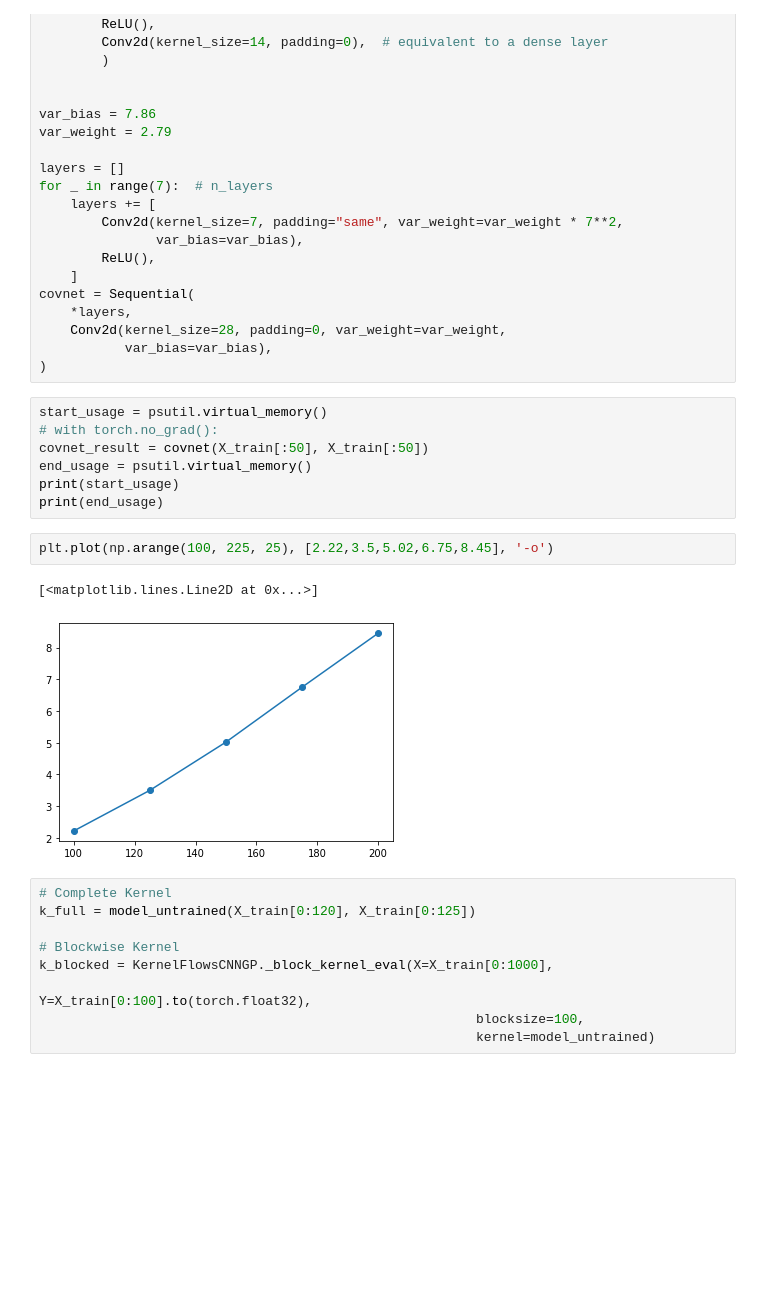
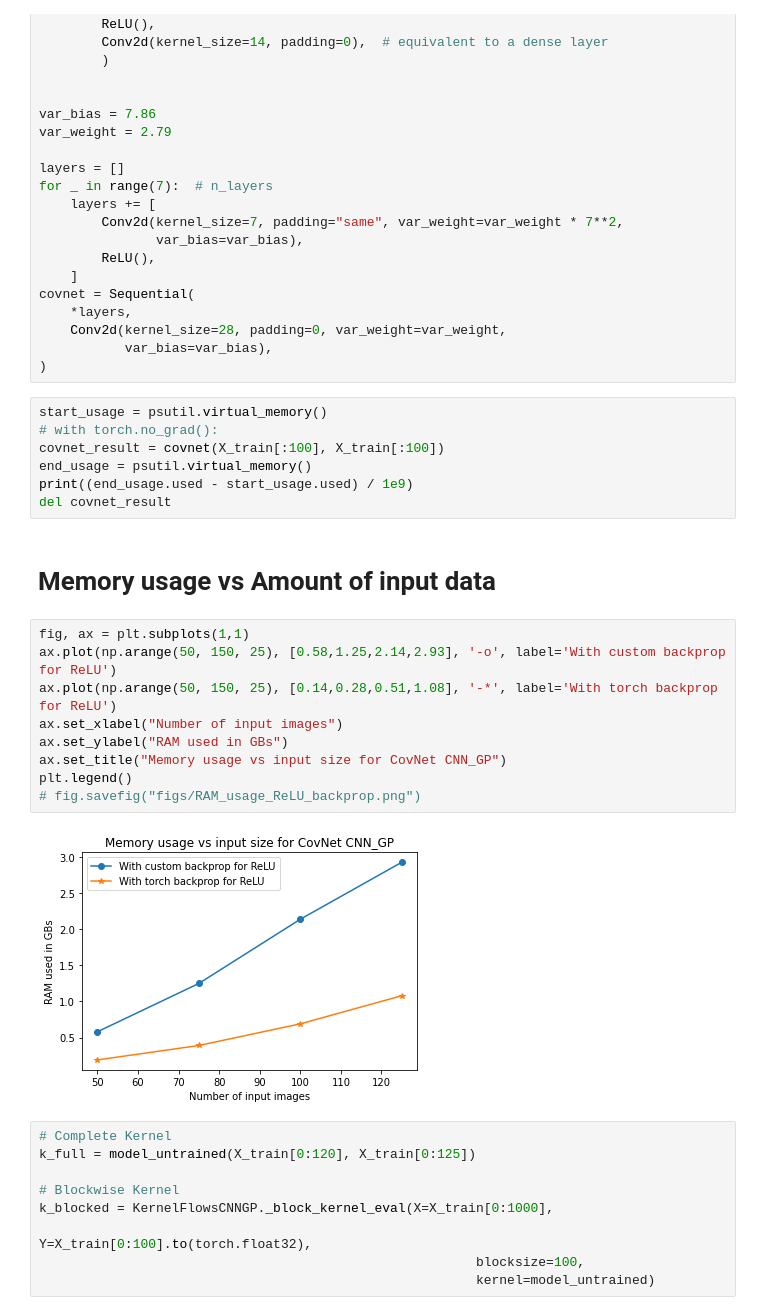
Before and after one commit to waleedbinkhalid74/cnn-gp, a Jupyter notebook: CNN_GP_Memory.ipynb, the cells around one changed output. Saved outputs shown, nothing was run; the diff lists cells and outputs as text; blank space fills up the shorter version.

```diff
--- a/CNN_GP_Memory.ipynb
+++ b/CNN_GP_Memory.ipynb
@@ -84,15 +84,23 @@ covnet = Sequential(
 # %%
 start_usage = psutil.virtual_memory()
 # with torch.no_grad():
-covnet_result = covnet(X_train[:50], X_train[:50])
+covnet_result = covnet(X_train[:100], X_train[:100])
 end_usage = psutil.virtual_memory()
-print(start_usage)
-print(end_usage)
+print((end_usage.used - start_usage.used) / 1e9)
+del covnet_result
-# %%
-plt.plot(np.arange(100, 225, 25), [2.22,3.5,5.02,6.75,8.45], '-o')
-# %% [output]
-[<matplotlib.lines.Line2D at 0x...>]
-[figure, removed]
+# %% [markdown]
+# Memory usage vs Amount of input data
+# %%
+fig, ax = plt.subplots(1,1)
+ax.plot(np.arange(50, 150, 25), [0.58,1.25,2.14,2.93], '-o', label='With custom backprop for ReLU')
+ax.plot(np.arange(50, 150, 25), [0.14,0.28,0.51,1.08], '-*', label='With torch backprop for ReLU')
+ax.set_xlabel("Number of input images")
+ax.set_ylabel("RAM used in GBs")
+ax.set_title("Memory usage vs input size for CovNet CNN_GP")
+plt.legend()
+# fig.savefig("figs/RAM_usage_ReLU_backprop.png")
+# %% [output]
+[figure, added]
 # %%
 # Complete Kernel
 k_full = model_untrained(X_train[0:120], X_train[0:125])
```
Also changed, not shown: 4 other files.
